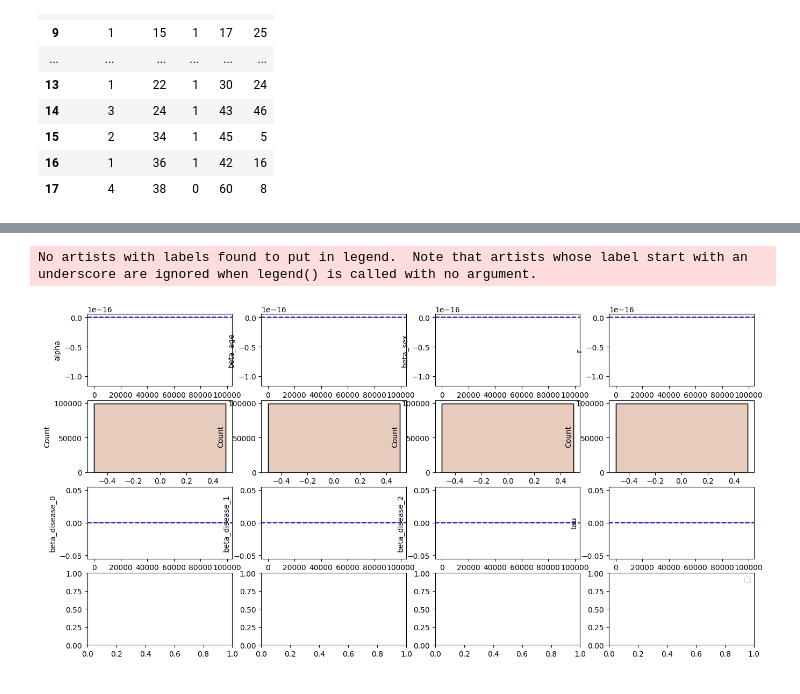
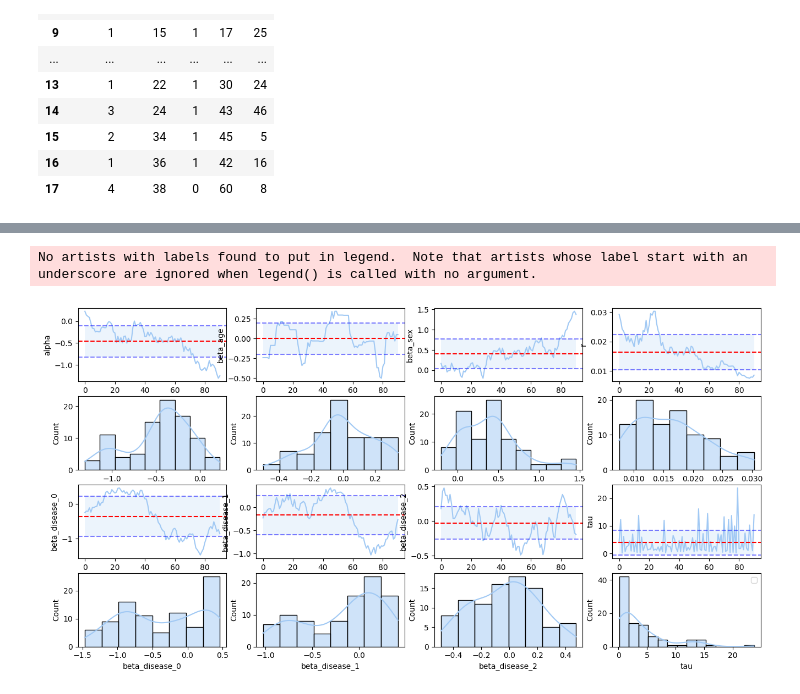
Before and after one commit to sarramars/Bayes-kidneys, a Jupyter notebook: notebook.ipynb, the cells around one changed output, grey strips where cells are left out. Cells and saved outputs as stored; diff of their text form; code cells hidden in the pictures.

```diff
--- a/notebook.ipynb
+++ b/notebook.ipynb
@@ -180,11 +147,11 @@ def init_chain_1():
     """
     beta_age = 0
     beta_sex = 0
-    beta_disease=(np.NAN,0,0,0),
+    beta_disease=np.zeros(3)
     alpha = 0
     r=1
     tau=0.3
-    b=np.zeros(NP)
+    b=np.zeros(N_uc)
     return alpha, beta_age, beta_sex, beta_disease, r, tau, b
 
 def init_chain_2():
@@ -193,11 +160,11 @@ def init_chain_2():
     """
     beta_age= -1
     beta_sex = 1
-    beta_disease= (np.NAN,1,1,1),
+    beta_disease= np.ones(3)
     alpha = 1
     r= 1.5
     tau = 1
-    b=np.zeros(NP)
+    b=np.zeros(N_uc)
 
     return alpha, beta_age, beta_sex, beta_disease, r, tau, b
 # %%
@@ -248,18 +275,19 @@ def gibbs_sampler(data, n_iter):
     return chaine
 # %%
-n_iter = int(10e4)
+n_iter = int(100)
 chaine = gibbs_sampler((N_uc, N_rc, t_uc, t_rc, age_uc, age_rc, sex_uc, sex_rc, disease_uc, disease_rc), n_iter)
 # %%
 # Removing burn in
-beta_disease_0 = chaine["beta_disease"][1000:, 0]
-beta_disease_1 = chaine["beta_disease"][1000:, 1]
-beta_disease_2 = chaine["beta_disease"][1000:, 2]
-alpha = chaine["alpha"][1000:]
-beta_age = chaine["beta_age"][1000:]
-beta_sex = chaine["beta_sex"][1000:]
-tau = chaine["tau"][1000:]
-b = chaine["b"][100:,]
-r = chaine["r"][1000:]
+burnin= 10
+beta_disease_0 = chaine["beta_disease"][burnin:, 0]
+beta_disease_1 = chaine["beta_disease"][burnin:, 1]
+beta_disease_2 = chaine["beta_disease"][burnin:, 2]
+alpha = chaine["alpha"][burnin:]
+beta_age = chaine["beta_age"][burnin:]
+beta_sex = chaine["beta_sex"][burnin:]
+tau = chaine["tau"][burnin:]
+b = chaine["b"][burnin:,]
+r = chaine["r"][burnin:]
 # %%
 results = pd.DataFrame({
     "alpha":alpha,
@@ -311,21 +339,21 @@ results_columns_2 = ['beta_disease_0', 'beta_disease_1',
 # %%
 sns.set_palette("pastel")
 
 fig, axs = plt.subplots(4,4)
 fig.set_size_inches(16,8)
 
 
 for i, variable in enumerate(results_columns_1):
     plot(variable, axs[0][i] )
     sns.histplot(results, x=variable, kde="True", fill=True,ax=axs[1][i])
 
 for i, variable in enumerate(results_columns_2):
     plot(variable, axs[2][i] )
-    sns.histplot(results, x=variable, kde="True", fill=True,ax=axs[1][i])
+    sns.histplot(results, x=variable, kde="True", fill=True,ax=axs[3][i])
 
 
 plt.legend()
 plt.show()
 # %% [output]
 No artists with labels found to put in legend.  Note that artists whose label start with an underscore are ignored when legend() is called with no argument.
-[figure, old version]
+[figure, new version]
```
Also changed, not shown: parts of 5 cells of this notebook.
